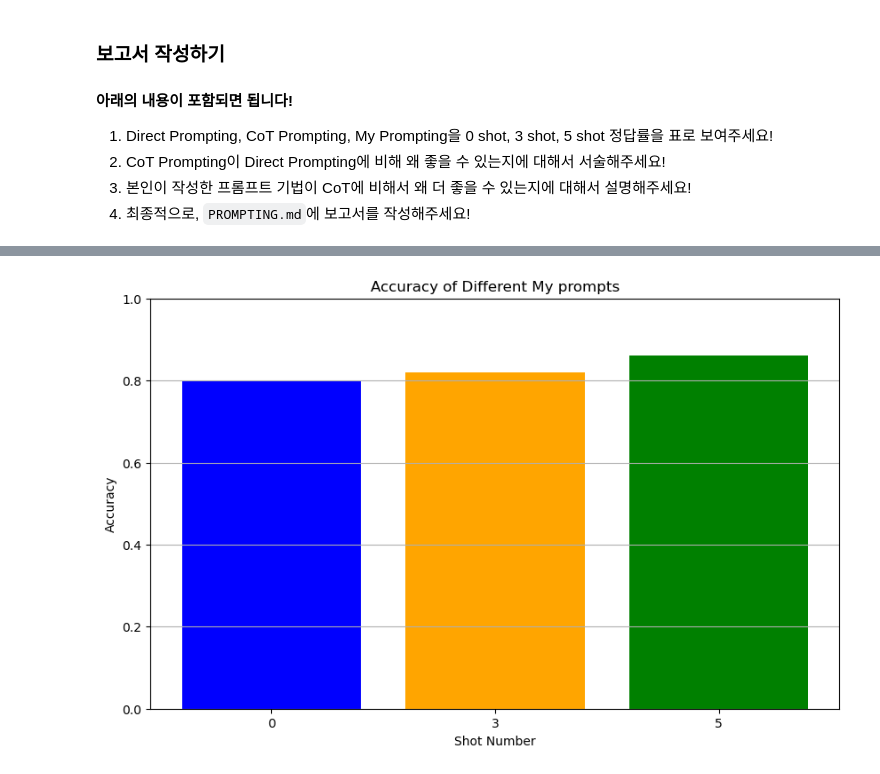
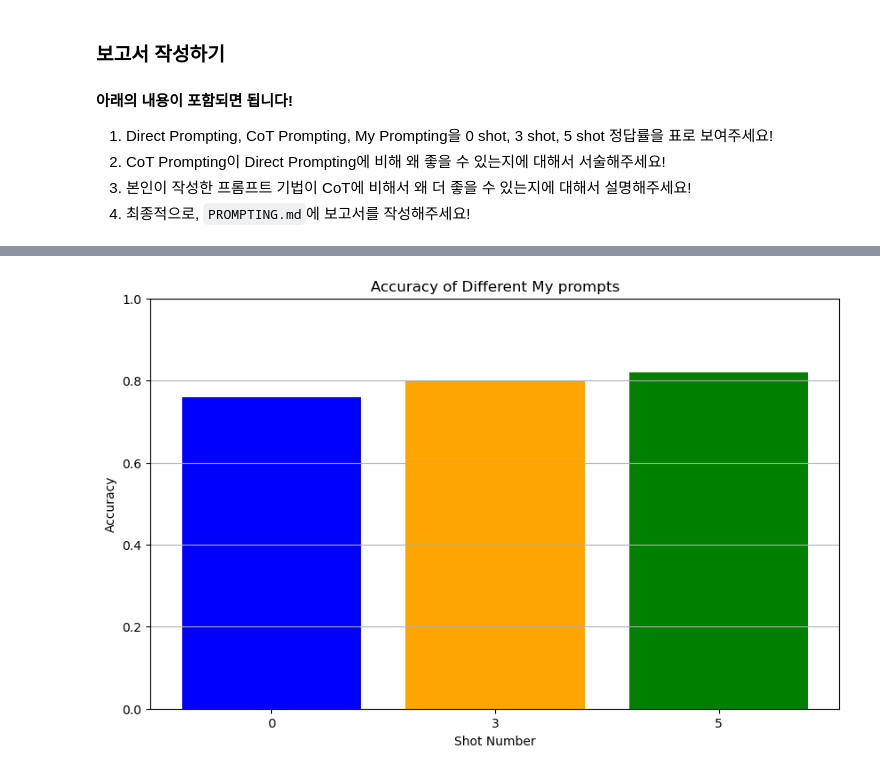
Before and after one commit to ingbunga/YBIGTA_newbie_assignment, a Jupyter notebook: 7(1)-LLM/prompting.ipynb, the cells around one changed output, grey strips where cells are left out. Saved outputs shown, nothing was run; the diff lists cells and outputs as text; code cells hidden in the pictures.

```diff
--- a/7(1)-LLM/prompting.ipynb
+++ b/7(1)-LLM/prompting.ipynb
@@ -458,9 +454,9 @@ plot_accuracy(accuracy_list, shot_list, prompt_type="CoT")
 # %%
 # My prompting accuracy
-accuracy_list = [0.8, 0.82, 0.86]
+accuracy_list = [0.76, 0.8, 0.82]
 plot_accuracy(accuracy_list, shot_list, prompt_type="My")
 # %% [output]
-[figure, old version]
+[figure, new version]
 # %%
 def save_example_from_result(results: List[Dict[str, Any]], accuracy: float, filename: str) -> None:
     result_str = f"====== ACCURACY: {accuracy} ======\n\n"
```
Also changed, not shown: parts of 8 cells of this notebook, 13 other files.
